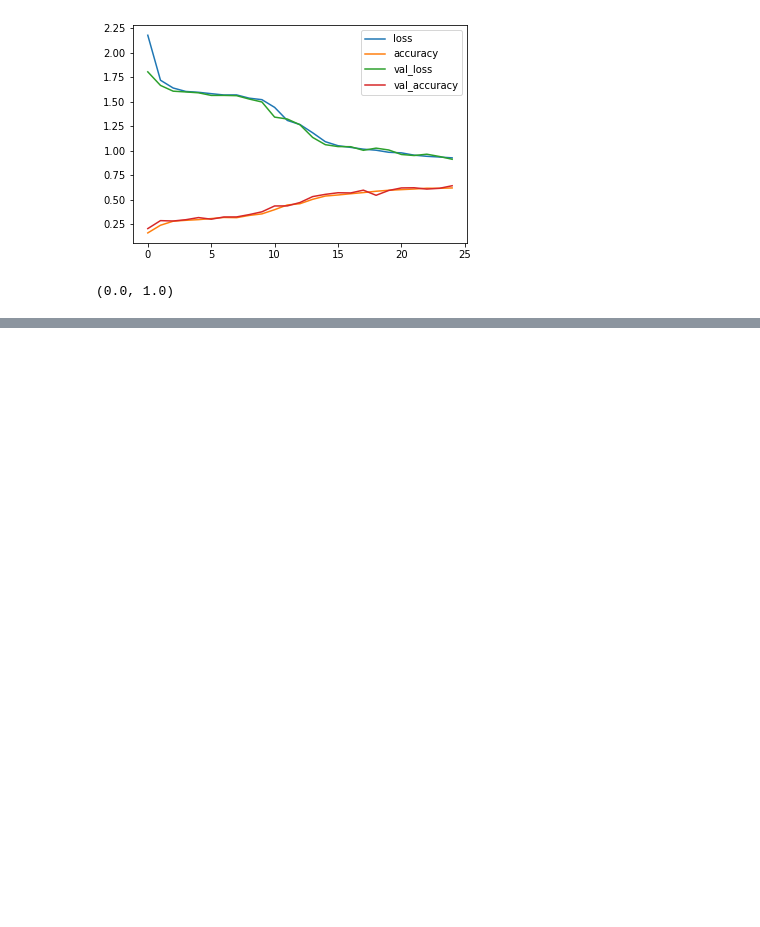
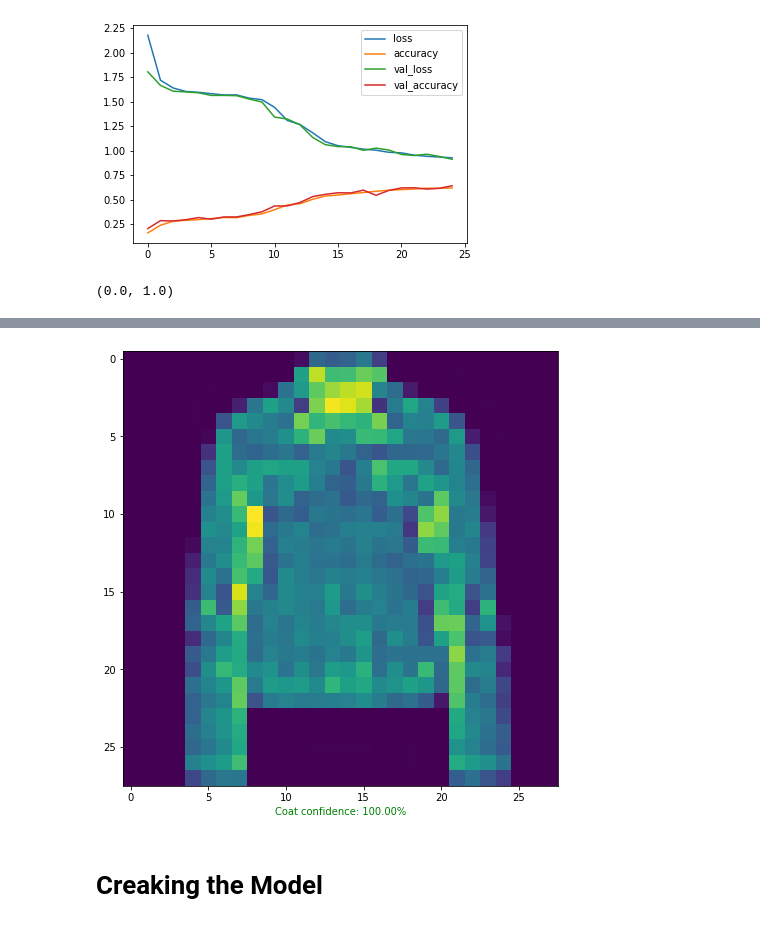
Before and after one commit to kingchan818/MachineLearning, a Jupyter notebook: tensorflow/Lec3-network-classification/experiment-classification.ipynb, the cells around one changed output, grey strips where cells are left out. Drawn from its saved outputs; the diff is of its cells as text; code cells hidden in the pictures; blank space fills up the shorter version.

```diff
--- a/tensorflow/Lec3-network-classification/experiment-classification.ipynb
+++ b/tensorflow/Lec3-network-classification/experiment-classification.ipynb
@@ -132,0 +354,16 @@ Epoch 7/25
+# %%
+def plt_image_for_test():
+    import random
+    plt.figure(figsize=(8,8))
+    selected = random.randint(0,len(test_data))
+    actual_label =  classes[test_labels[selected]]
+    plt.imshow(test_data[selected])
+    pred_probs = hard_code_lr_model.predict(tf.reshape(test_data[selected],(1,28,28)))
+    pred_label = classes[pred_probs.argmax(axis=1)[0]]
+    if actual_label == pred_label:
+        plt.xlabel(f"{pred_label} confidence: {pred_probs.max()*100:.2f}%", c='g')
+    else:
+        plt.xlabel(f"{pred_label} confidence: {pred_probs.max()*100:.2f}% \n True : {actual_label}",c='r')
+# %%
+plt_image_for_test()
+# %% [output]
@@ -132,0 +371,3 @@ Epoch 7/25
+[figure, added]
+# %% [markdown]
+# Creaking the Model
```
Also changed, not shown: parts of 17 cells of this notebook, 11 other files.
